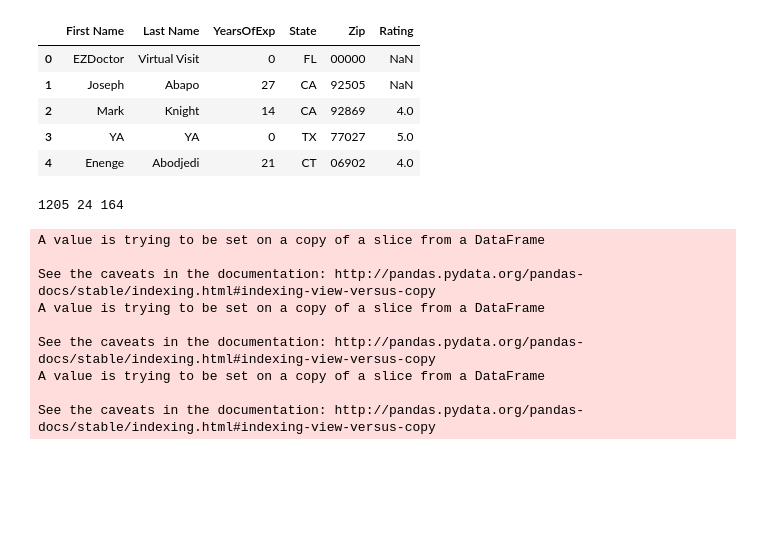
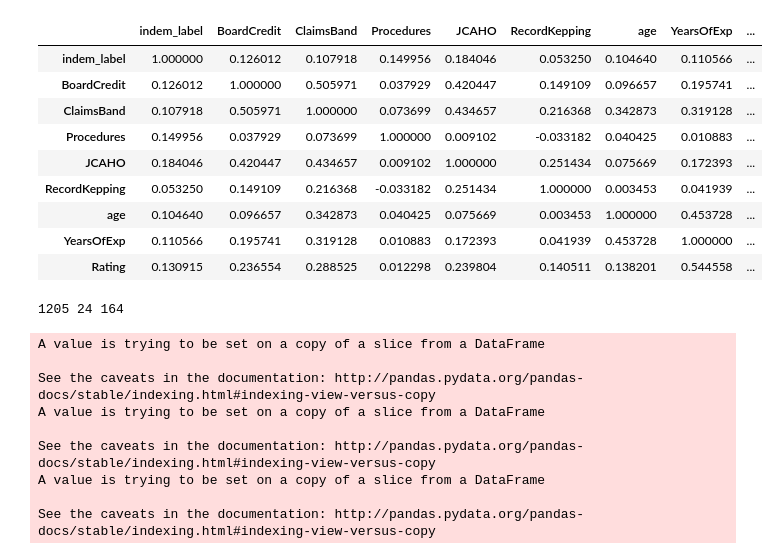
Before and after one commit to Sandy4321/Optimizing-Malpractice-Insurance, a Jupyter notebook: EDA/Linking_databases_test.ipynb, the cells around one changed output. Drawn from its saved outputs; the diff is of its cells as text; code cells hidden in the pictures; blank space fills up the shorter version.

```diff
--- a/EDA/Linking_databases_test.ipynb
+++ b/EDA/Linking_databases_test.ipynb
@@ -3,21 +7,27 @@ import pandas as pd
 # %%
 joined = pd.read_csv('joined')
 # %%
-first_query = pd.read_csv('/Users/drewrice/Desktop/first_query.txt', header=None)
+first_query = pd.read_csv('first_query.txt', header=None)
 first_query.rename(columns = {0:'First Name',1:'Last Name',2:'YearsOfExp', 3: 'State',4:'Zip',5:'Rating'},inplace=True)
-first_query.head()
-# %% [output]
-|  | First Name | Last Name | YearsOfExp | State | Zip | Rating |
-| 0 | EZDoctor | Virtual Visit | 0 | FL | 00000 | NaN |
-| 1 | Joseph | Abapo | 27 | CA | 92505 | NaN |
-| 2 | Mark | Knight | 14 | CA | 92869 | 4.0 |
-| 3 | YA | YA | 0 | TX | 77027 | 5.0 |
-| 4 | Enenge | Abodjedi | 21 | CT | 06902 | 4.0 |
 # %%
 merged = pd.merge(joined,first_query,on=['First Name','Last Name', 'State'], how='left')
 # %%
 merged['YearsOfExp'].fillna(0,inplace=True)
 merged['Rating'].fillna(0,inplace=True)
+# %%
+merged.drop('Unnamed: 0', axis=1, inplace=True)
+merged.corr()
+# %% [output]
+|  | indem_label | BoardCredit | ClaimsBand | Procedures | JCAHO | RecordKepping | age | YearsOfExp | ... |
+| indem_label | 1.000000 | 0.126012 | 0.107918 | 0.149956 | 0.184046 | 0.053250 | 0.104640 | 0.110566 | ... |
+| BoardCredit | 0.126012 | 1.000000 | 0.505971 | 0.037929 | 0.420447 | 0.149109 | 0.096657 | 0.195741 | ... |
+| ClaimsBand | 0.107918 | 0.505971 | 1.000000 | 0.073699 | 0.434657 | 0.216368 | 0.342873 | 0.319128 | ... |
+| Procedures | 0.149956 | 0.037929 | 0.073699 | 1.000000 | 0.009102 | -0.033182 | 0.040425 | 0.010883 | ... |
+| JCAHO | 0.184046 | 0.420447 | 0.434657 | 0.009102 | 1.000000 | 0.251434 | 0.075669 | 0.172393 | ... |
+| RecordKepping | 0.053250 | 0.149109 | 0.216368 | -0.033182 | 0.251434 | 1.000000 | 0.003453 | 0.041939 | ... |
+| age | 0.104640 | 0.096657 | 0.342873 | 0.040425 | 0.075669 | 0.003453 | 1.000000 | 0.453728 | ... |
+| YearsOfExp | 0.110566 | 0.195741 | 0.319128 | 0.010883 | 0.172393 | 0.041939 | 0.453728 | 1.000000 | ... |
+| Rating | 0.130915 | 0.236554 | 0.288525 | 0.012298 | 0.239804 | 0.140511 | 0.138201 | 0.544558 | ... |
 # %%
 # drop rows with any NaN values
 # not a long-term solution, but a quick and dirty model
```
Also changed, not shown: parts of 10 cells of this notebook, 6 other files.
